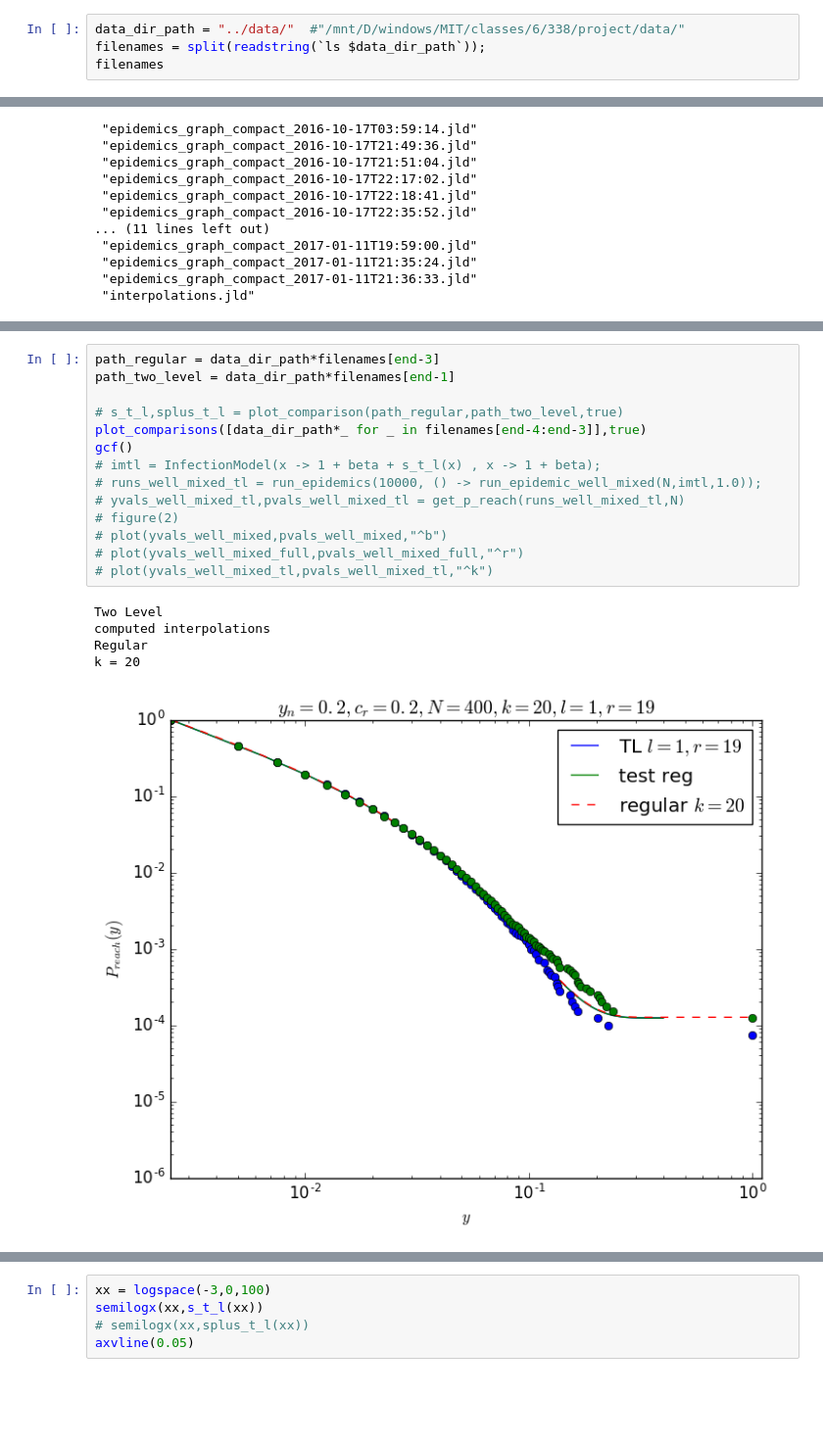
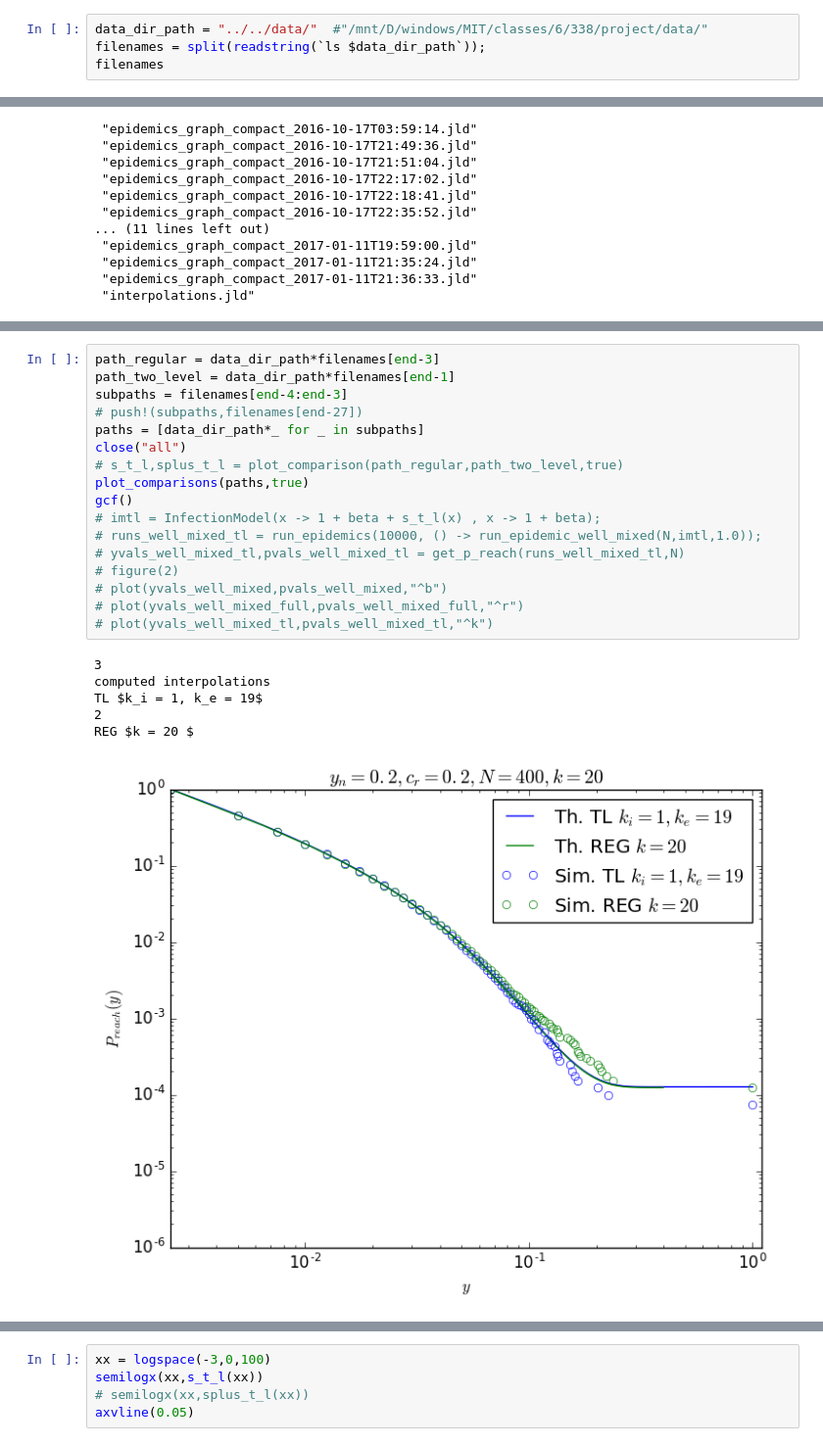
Before and after one commit to jnkh/epidemics, a Jupyter notebook: notebooks/Data Analysis.ipynb, the cells around one changed output, grey strips where cells are left out. Shown: that part at 98% size. Drawn from its saved outputs; the diff is of its cells as text; blank space fills up the shorter version.

```diff
--- a/notebooks/Data Analysis.ipynb
+++ b/notebooks/Data Analysis.ipynb
@@ -258,5 +223,5 @@ plot_comparisons (generic function with 2 methods)
 # %%
-data_dir_path = "../data/"  #"/mnt/D/windows/MIT/classes/6/338/project/data/"
+data_dir_path = "../../data/"  #"/mnt/D/windows/MIT/classes/6/338/project/data/"
 filenames = split(readstring(`ls $data_dir_path`));
 filenames
 # %% [output]
@@ -280,20 +253,24 @@ filenames
 # %%
 path_regular = data_dir_path*filenames[end-3]
 path_two_level = data_dir_path*filenames[end-1]
-
+subpaths = filenames[end-4:end-3]
+# push!(subpaths,filenames[end-27])
+paths = [data_dir_path*_ for _ in subpaths]
+close("all")
 # s_t_l,splus_t_l = plot_comparison(path_regular,path_two_level,true)
-plot_comparisons([data_dir_path*_ for _ in filenames[end-4:end-3]],true)
+plot_comparisons(paths,true)
 gcf()
 # imtl = InfectionModel(x -> 1 + beta + s_t_l(x) , x -> 1 + beta);
 # runs_well_mixed_tl = run_epidemics(10000, () -> run_epidemic_well_mixed(N,imtl,1.0));
 # yvals_well_mixed_tl,pvals_well_mixed_tl = get_p_reach(runs_well_mixed_tl,N)
 # figure(2)
 # plot(yvals_well_mixed,pvals_well_mixed,"^b")
 # plot(yvals_well_mixed_full,pvals_well_mixed_full,"^r")
 # plot(yvals_well_mixed_tl,pvals_well_mixed_tl,"^k")
 # %% [output]
-Two Level
+3
 computed interpolations
-Regular
-k = 20
+TL $k_i = 1, k_e = 19$
+2
+REG $k = 20 $
-[figure, old version]
+[figure, new version]
```
Also changed, not shown: parts of 6 cells of this notebook, 21 other files.
